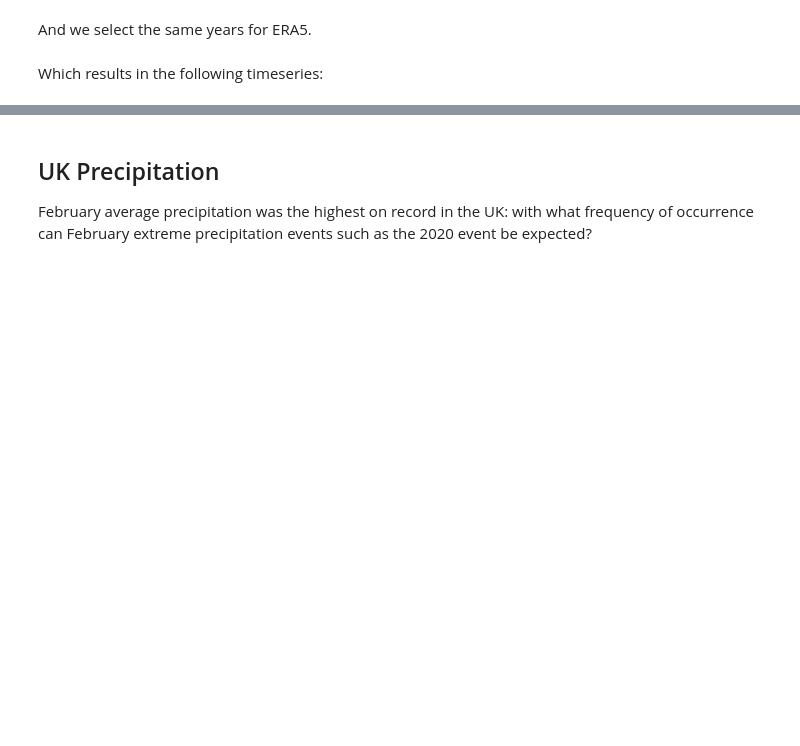
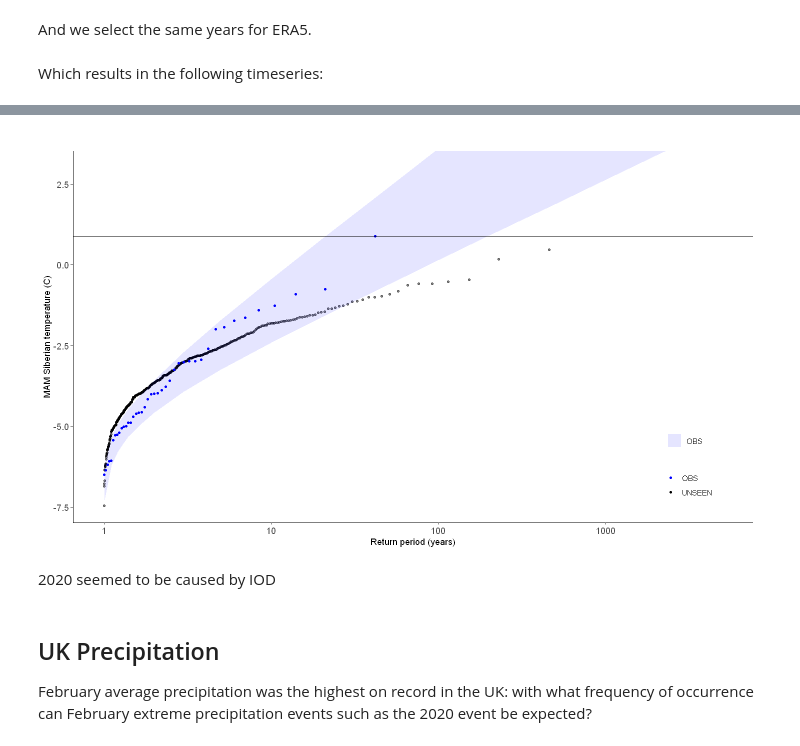
Before and after one commit to ECMWFCode4Earth/UNSEEN-open, a Jupyter notebook: doc/Notebooks/Examples.ipynb, the cells around one changed output, grey strips where cells are left out. Cells and saved outputs as stored; diff of their text form; code cells hidden in the pictures; blank space fills up the shorter version.

```diff
--- a/doc/Notebooks/Examples.ipynb
+++ b/doc/Notebooks/Examples.ipynb
@@ -188,3 +267,19 @@ fidelity_test(
+# %%
+ERA5_Siberia_events_zoomed_min1 <- ERA5_Siberia_events_zoomed[1:length(ERA5_Siberia_events_zoomed$t2m)-1,]
+ERA5_Siberia_events_zoomed_2020 <- ERA5_Siberia_events_zoomed[length(ERA5_Siberia_events_zoomed$t2m),]
+# %%
+GEV_forecasts <- EVT_plot(ensemble = SEAS5_Siberia_events_zoomed_forecasts$t2m,
+                          obs = ERA5_Siberia_events_zoomed$t2m,
+                          main = "",
+                          GEV_type = "Gumbel",
+                          ylim = 3,
+                          y_lab = 'MAM Siberian temperature (C)'
+                         ) # %>%
+GEV_forecasts + geom_hline(yintercept = ERA5_Siberia_events_zoomed_2020$t2m)
+# %% [output]
+[figure, added]
+# %% [markdown]
+2020 seemed to be caused by IOD
 # %% [markdown]
 ## UK Precipitation
 February average precipitation was the highest on record in the UK: with what frequency of occurrence can February extreme precipitation events such as the 2020 event be expected?
```
Also changed, not shown: parts of 18 cells of this notebook.
